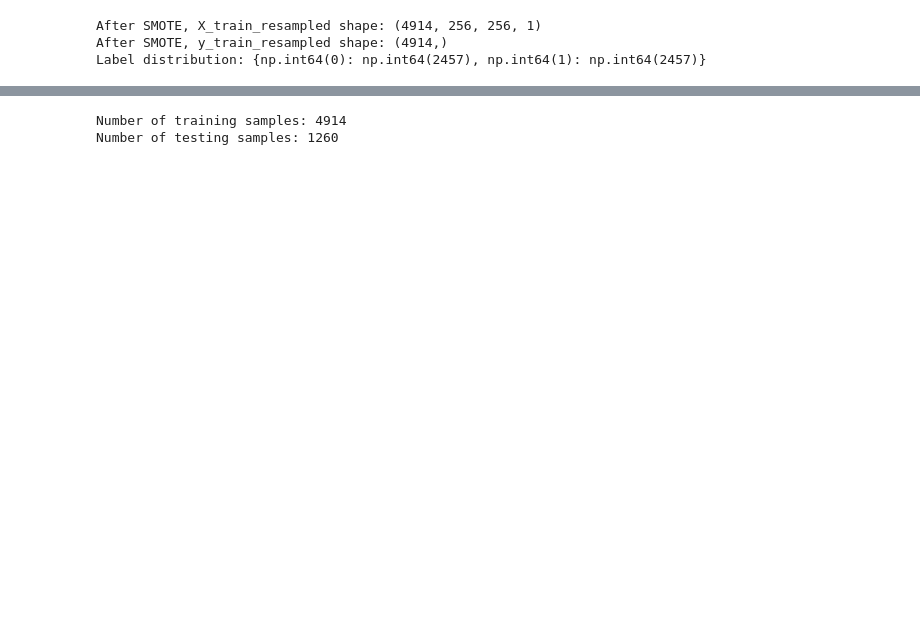
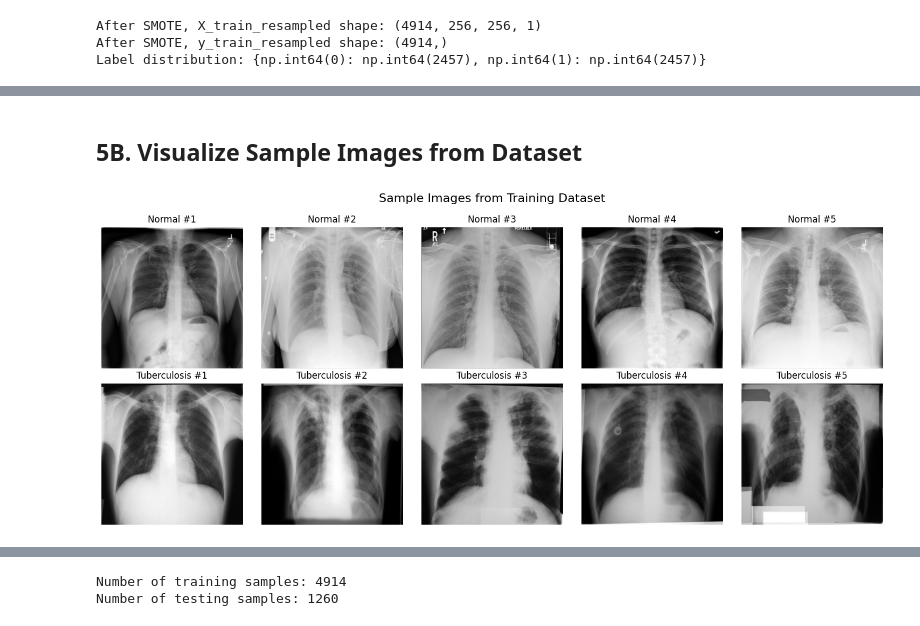
Before and after one commit to onethdias07/Clinician-Guided-Grad-CAM, a Jupyter notebook: model/tuberculosis-CNN-model.ipynb, the cells around one changed output, grey strips where cells are left out. Saved outputs shown, nothing was run; the diff lists cells and outputs as text; code cells hidden in the pictures; blank space fills up the shorter version.

```diff
--- a/model/tuberculosis-CNN-model.ipynb
+++ b/model/tuberculosis-CNN-model.ipynb
@@ -92,0 +157,35 @@ Label distribution: {np.int64(0): np.int64(2457), np.int64(1): np.int64(2457)}
+# %% [markdown]
+## 5B. Visualize Sample Images from Dataset
+# %%
+# Visualize sample images from each class
+plt.figure(figsize=(15, 6))
+
+# Find indices of normal and TB samples
+normal_indices = np.where(y_train_resampled == 0)[0]
+tb_indices = np.where(y_train_resampled == 1)[0]
+
+# Sample 5 images from each class
+normal_samples = np.random.choice(normal_indices, 5, replace=False)
+tb_samples = np.random.choice(tb_indices, 5, replace=False)
+
+# Plot Normal samples
+for i, idx in enumerate(normal_samples):
+    plt.subplot(2, 5, i+1)
+    img = np.squeeze(X_train_resampled[idx])
+    plt.imshow(img, cmap='gray')
+    plt.title(f"Normal #{i+1}")
+    plt.axis('off')
+
+# Plot TB samples
+for i, idx in enumerate(tb_samples):
+    plt.subplot(2, 5, i+6)
+    img = np.squeeze(X_train_resampled[idx])
+    plt.imshow(img, cmap='gray')
+    plt.title(f"Tuberculosis #{i+1}")
+    plt.axis('off')
+
+plt.tight_layout()
+plt.suptitle("Sample Images from Training Dataset", y=1.05, fontsize=16)
+plt.show()
+# %% [output]
+[figure, added]
```
Also changed, not shown: parts of 41 cells of this notebook, 1 other file.
